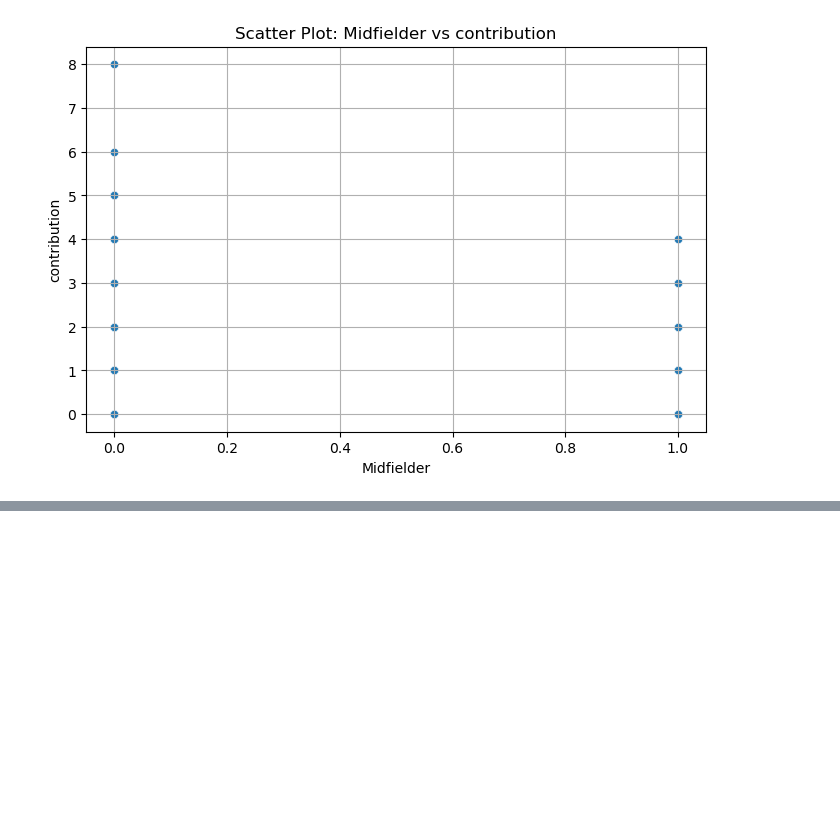
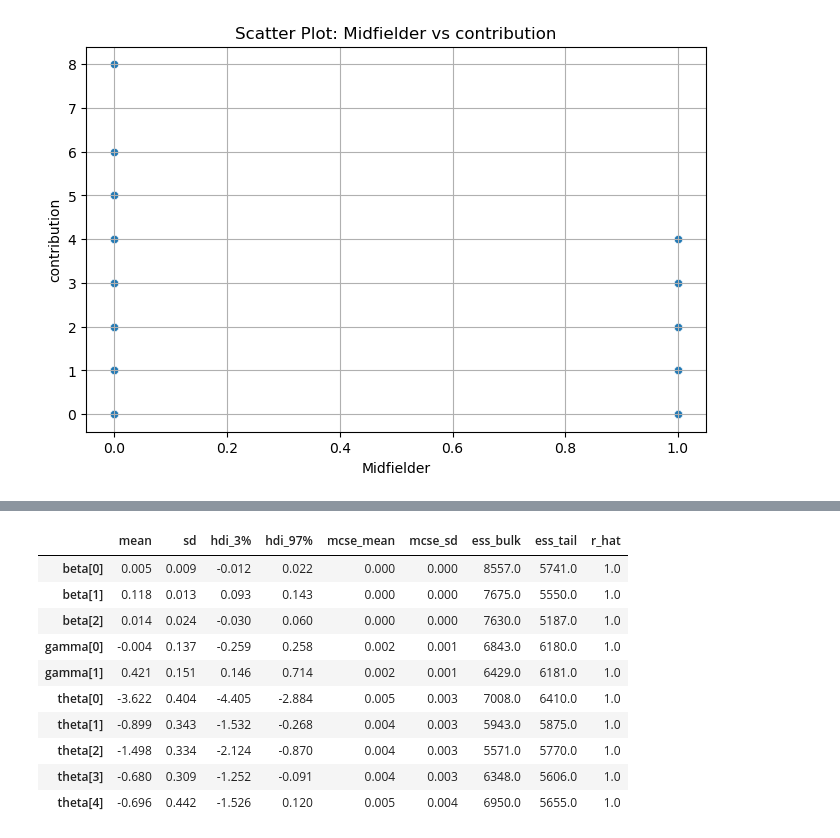
Before and after one commit to QuangHuy14899/Applied-Bayesian, a Jupyter notebook: sketch.ipynb, the cells around one changed output, grey strips where cells are left out. Cells and saved outputs as stored; diff of their text form; code cells hidden in the pictures; blank space fills up the shorter version.

```diff
--- a/sketch.ipynb
+++ b/sketch.ipynb
@@ -227,0 +202,14 @@ KeysView(Inference data with groups:
+# %%
+az.summary(trace)          # Summary statistics.
+# %% [output]
+|  | mean | sd | hdi_3% | hdi_97% | mcse_mean | mcse_sd | ess_bulk | ess_tail | r_hat |
+| beta[0] | 0.005 | 0.009 | -0.012 | 0.022 | 0.000 | 0.000 | 8557.0 | 5741.0 | 1.0 |
+| beta[1] | 0.118 | 0.013 | 0.093 | 0.143 | 0.000 | 0.000 | 7675.0 | 5550.0 | 1.0 |
+| beta[2] | 0.014 | 0.024 | -0.030 | 0.060 | 0.000 | 0.000 | 7630.0 | 5187.0 | 1.0 |
+| gamma[0] | -0.004 | 0.137 | -0.259 | 0.258 | 0.002 | 0.001 | 6843.0 | 6180.0 | 1.0 |
+| gamma[1] | 0.421 | 0.151 | 0.146 | 0.714 | 0.002 | 0.001 | 6429.0 | 6181.0 | 1.0 |
+| theta[0] | -3.622 | 0.404 | -4.405 | -2.884 | 0.005 | 0.003 | 7008.0 | 6410.0 | 1.0 |
+| theta[1] | -0.899 | 0.343 | -1.532 | -0.268 | 0.004 | 0.003 | 5943.0 | 5875.0 | 1.0 |
+| theta[2] | -1.498 | 0.334 | -2.124 | -0.870 | 0.004 | 0.003 | 5571.0 | 5770.0 | 1.0 |
+| theta[3] | -0.680 | 0.309 | -1.252 | -0.091 | 0.004 | 0.003 | 6348.0 | 5606.0 | 1.0 |
+| theta[4] | -0.696 | 0.442 | -1.526 | 0.120 | 0.005 | 0.004 | 6950.0 | 5655.0 | 1.0 |
```
Also changed, not shown: parts of 14 cells of this notebook.
